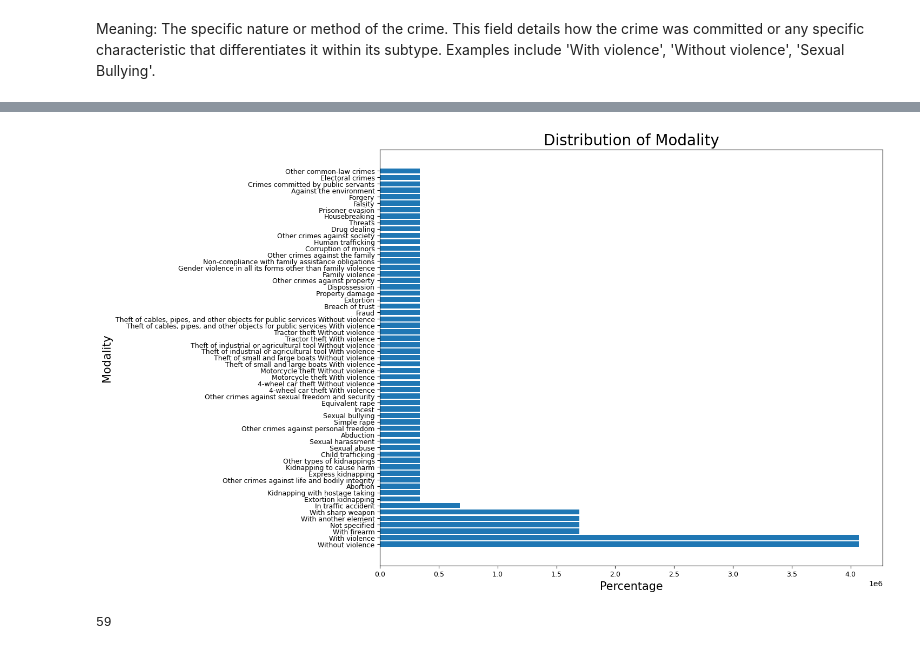
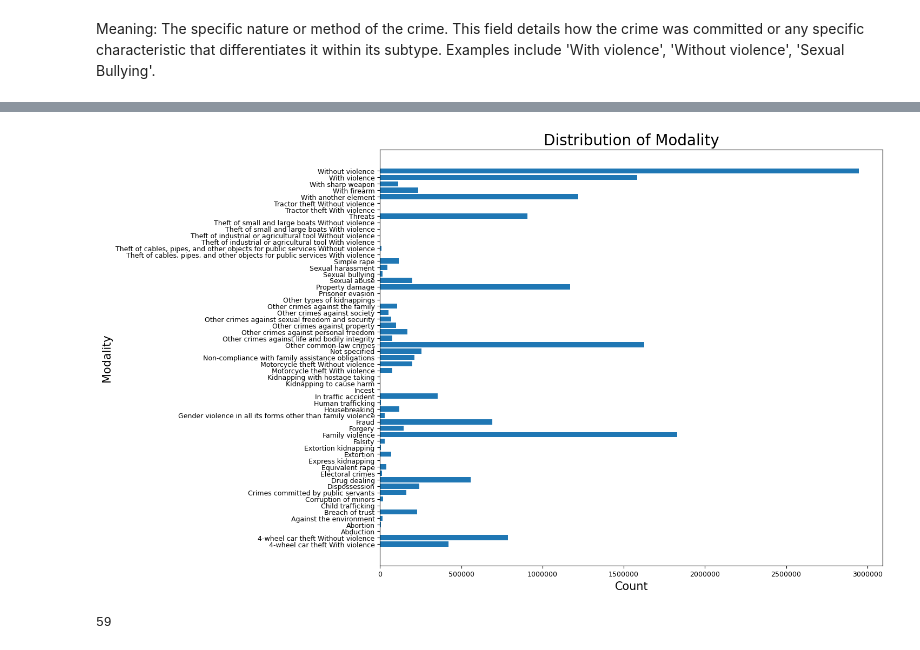
Before and after one commit to AI-Machine-Learning-Upskill-Programme/Data-Science, a Jupyter notebook: Data Science Course/PROJECT/Mexico Crime Exploration.ipynb, the cells around one changed output, grey strips where cells are left out. Cells and saved outputs as stored; diff of their text form; code cells hidden in the pictures.

```diff
--- a/Data Science Course/PROJECT/Mexico Crime Exploration.ipynb
+++ b/Data Science Course/PROJECT/Mexico Crime Exploration.ipynb
@@ -113,13 +114,17 @@ There are no NaN values.
 Now let's look at the variables one by one and see what can be done for optimization
 # %%
 # Function for bar chart visualization
-def create_bar_chart(title, values, y_label, x_fig_size, y_fig_size, title_fontsize, ticks_fontsize, label_fontsize):
+def create_bar_chart(title, first_value, second_value, y_label, x_fig_size, y_fig_size, title_fontsize, ticks_fontsize, label_fontsize):
     plt.figure(figsize = (x_fig_size, y_fig_size))
     plt.xticks(fontsize = ticks_fontsize)
     plt.yticks(fontsize = ticks_fontsize)
     plt.title(title, fontsize = title_fontsize)
-    plt.barh(values.index, values.values * 100)
-    plt.xlabel("Percentage", fontsize = label_fontsize)
+    plt.barh(first_value, second_value)
+    ax = plt.gca()
+    ax.xaxis.set_major_formatter(ScalarFormatter())
+    ax.xaxis.get_major_formatter().set_scientific(False)
+    ax.xaxis.get_major_formatter().set_useOffset(False)
+    plt.xlabel("Count", fontsize = label_fontsize)
     plt.ylabel(y_label, fontsize = label_fontsize)
     plt.show()
 # %% [markdown]
@@ -369,6 +365,6 @@ crime_data["subtype_of_crime"] = crime_data["subtype_of_crime"].astype("category
 # %% [markdown]
 Meaning: The specific nature or method of the crime. This field details how the crime was committed or any specific characteristic that differentiates it within its subtype. Examples include 'With violence', 'Without violence', 'Sexual Bullying'.
 # %%
-crime_modality_value_counts = crime_data.modality.value_counts(dropna = False)
-crime_modality_value_counts
+crime_data_modality_groups = crime_data.groupby("modality")["count"].sum().reset_index()
+crime_data_modality_groups
 # %% [output]
@@ -392,7 +388,7 @@ Name: count, dtype: int64
 # %%
-create_bar_chart("Distribution of Modality", crime_modality_value_counts, "Modality", 12, 10, 20, 9, 15)
+create_bar_chart("Distribution of Modality", crime_data_modality_groups["modality"], crime_data_modality_groups["count"], "Modality", 12, 10, 20, 9, 15)
 # %% [output]
-[figure, old version]
+[figure, new version]
 # %%
 crime_data.modality.nunique()
 # %% [output]
```
Also changed, not shown: parts of 20 cells of this notebook, 15 other files.
